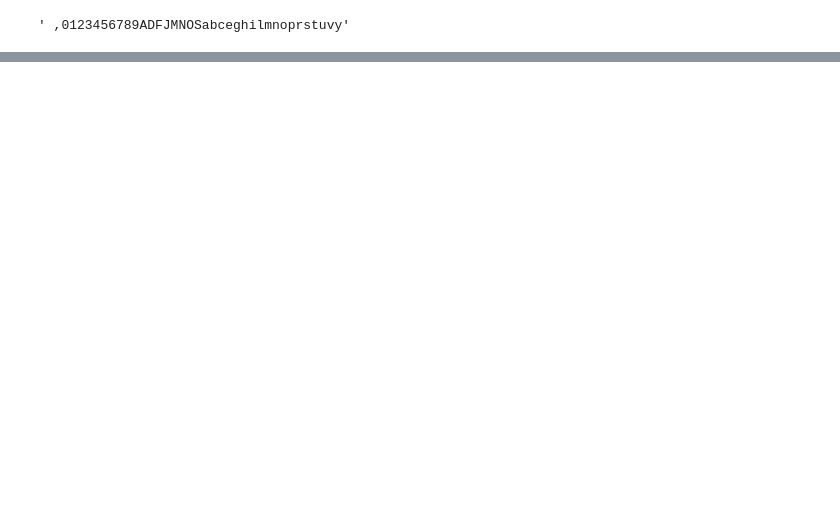
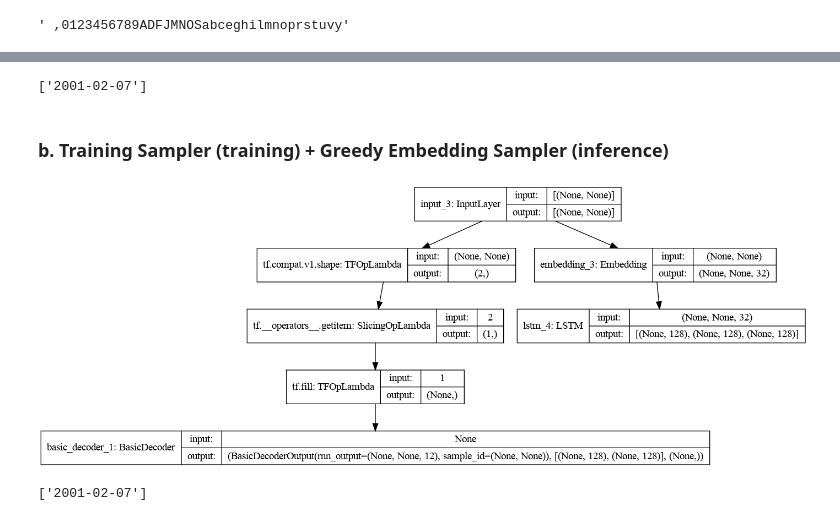
Before and after one commit to 007prateekd/date-conversion, a Jupyter notebook: noteboook.ipynb, the cells around one changed output, grey strips where cells are left out. Drawn from its saved outputs; the diff is of its cells as text; code cells hidden in the pictures; blank space fills up the shorter version.

```diff
--- a/noteboook.ipynb
+++ b/noteboook.ipynb
@@ -131,0 +129,2 @@ convert_date_strs(["May 02, 2020", "July 14, 1789"])
+# %%
+sos_id = len(OUTPUT_CHARS) + 1
@@ -131,0 +279,26 @@ convert_date_strs(["May 02, 2020", "July 14, 1789"])
+# %%
+predict_date_strs(["February 07, 2001"])
+# %% [output]
+['2001-02-07']
+# %% [markdown]
+### b. Training Sampler (training) + Greedy Embedding Sampler (inference)
+# %%
+inference_sampler = GreedyEmbeddingSampler(
+    embedding_fn=decoder_embedding_layer)
+inference_decoder = BasicDecoder(
+    decoder_cell, inference_sampler, output_layer=output_layer,
+    maximum_iterations=max_output_length)
+batch_size = tf.shape(encoder_inputs)[:1]
+start_tokens = tf.fill(dims=batch_size, value=sos_id)
+final_outputs, final_state, final_sequence_lengths = inference_decoder(
+    start_tokens,
+    initial_state=encoder_state,
+    start_tokens=start_tokens,
+    end_token=0)
+
+inference_model = Model(inputs=[encoder_inputs],
+                        outputs=[final_outputs.sample_id])
+# %%
+plot_model(inference_model, to_file="Images/model4.png", show_shapes=True)
+# %% [output]
+[figure, added]
@@ -131,0 +310,4 @@ convert_date_strs(["May 02, 2020", "July 14, 1789"])
+# %%
+fast_predict_date_strs(["February 07, 2001"])
+# %% [output]
+['2001-02-07']
```
Also changed, not shown: parts of 44 cells of this notebook, 7 other files.
